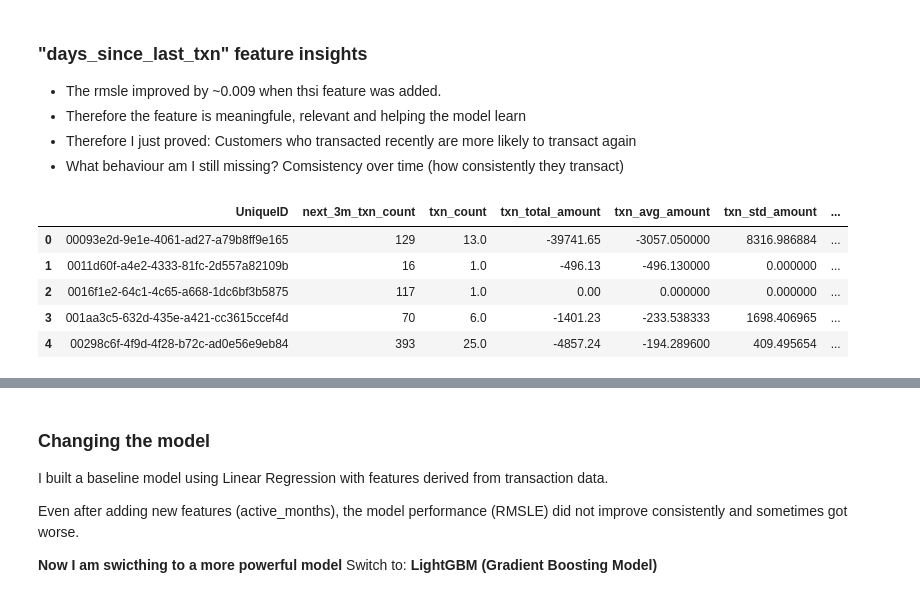
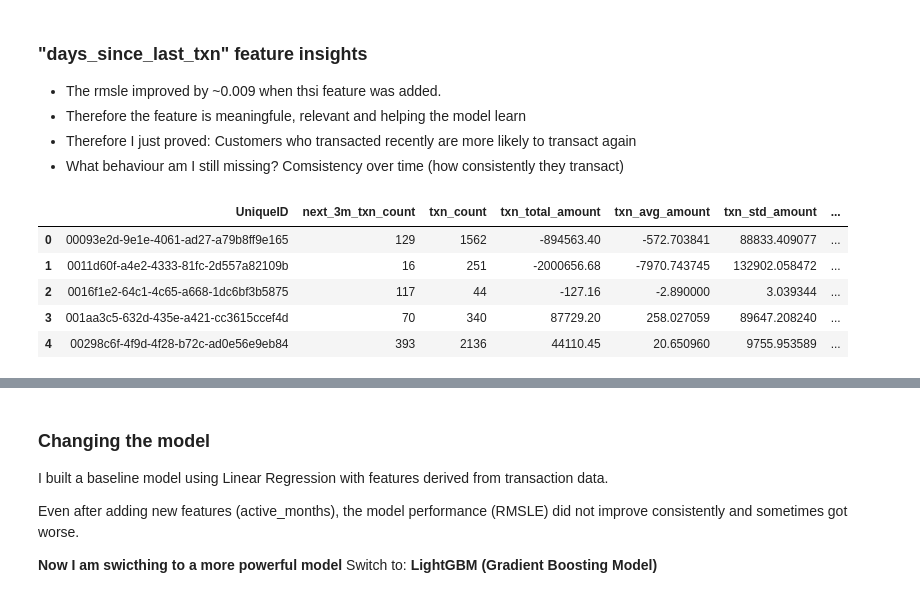
Before and after one commit to LillyB68/nedbank-transaction-forecasting, a Jupyter notebook: notebooks/StarterNotebook.ipynb, the cells around one changed output, grey strips where cells are left out. Cells and saved outputs as stored; diff of their text form; code cells hidden in the pictures.

```diff
--- a/notebooks/StarterNotebook.ipynb
+++ b/notebooks/StarterNotebook.ipynb
@@ -117,7 +117,7 @@ This is where you build your solution. Some things to think about:
 # %%
 # Your feature engineering
 # Building customer level features
-customer_features = txn_sample.groupby("UniqueID").agg({
+customer_features = txn.groupby("UniqueID").agg({
     "TransactionAmount":["count", "sum", "mean", "std"]}).reset_index()
 
 
@@ -183,13 +184,13 @@ train_merged.head()
 ## New feature: How recent was last transaction
 #get the most recent transation date per customer
 # reset_index() converts the result into a proper DataFrame
-last_txn = txn_sample.groupby('UniqueID')['TransactionDate'].max().reset_index()
+last_txn = txn.groupby('UniqueID')['TransactionDate'].max().reset_index()
 
 #just going to remoe other columsn for clarity
 last_txn.columns = ['UniqueID', 'last_txn_date']
 
 # Get latest date in dataset (reference point)
-max_date = txn_sample['TransactionDate'].max()
+max_date = txn['TransactionDate'].max()
 
 # Calculate inactivity (days since last transaction)
 last_txn['days_since_last_txn'] = (max_date - last_txn['last_txn_date']).dt.days
@@ -226,12 +228,12 @@ np.float64(0.7272342911501767)
 - What behaviour am I still missing? Comsistency over time (how consistently they transact)
 # %%
 #extracting year-month from date
-txn_sample['year_month'] = txn_sample['TransactionDate'].dt.to_period('M')
+txn['year_month'] = txn['TransactionDate'].dt.to_period('M')
 train_merged.head()
 # %% [output]
 |  | UniqueID | next_3m_txn_count | txn_count | txn_total_amount | txn_avg_amount | txn_std_amount | ... |
-| 0 | 00093e2d-9e1e-4061-ad27-a79b8ff9e165 | 129 | 13.0 | -39741.65 | -3057.050000 | 8316.986884 | ... |
-| 1 | 0011d60f-a4e2-4333-81fc-2d557a82109b | 16 | 1.0 | -496.13 | -496.130000 | 0.000000 | ... |
-| 2 | 0016f1e2-64c1-4c65-a668-1dc6bf3b5875 | 117 | 1.0 | 0.00 | 0.000000 | 0.000000 | ... |
-| 3 | 001aa3c5-632d-435e-a421-cc3615ccef4d | 70 | 6.0 | -1401.23 | -233.538333 | 1698.406965 | ... |
-| 4 | 00298c6f-4f9d-4f28-b72c-ad0e56e9eb84 | 393 | 25.0 | -4857.24 | -194.289600 | 409.495654 | ... |
+| 0 | 00093e2d-9e1e-4061-ad27-a79b8ff9e165 | 129 | 1562 | -894563.40 | -572.703841 | 88833.409077 | ... |
+| 1 | 0011d60f-a4e2-4333-81fc-2d557a82109b | 16 | 251 | -2000656.68 | -7970.743745 | 132902.058472 | ... |
+| 2 | 0016f1e2-64c1-4c65-a668-1dc6bf3b5875 | 117 | 44 | -127.16 | -2.890000 | 3.039344 | ... |
+| 3 | 001aa3c5-632d-435e-a421-cc3615ccef4d | 70 | 340 | 87729.20 | 258.027059 | 89647.208240 | ... |
+| 4 | 00298c6f-4f9d-4f28-b72c-ad0e56e9eb84 | 393 | 2136 | 44110.45 | 20.650960 | 9755.953589 | ... |
```
Also changed, not shown: parts of 22 cells of this notebook.
